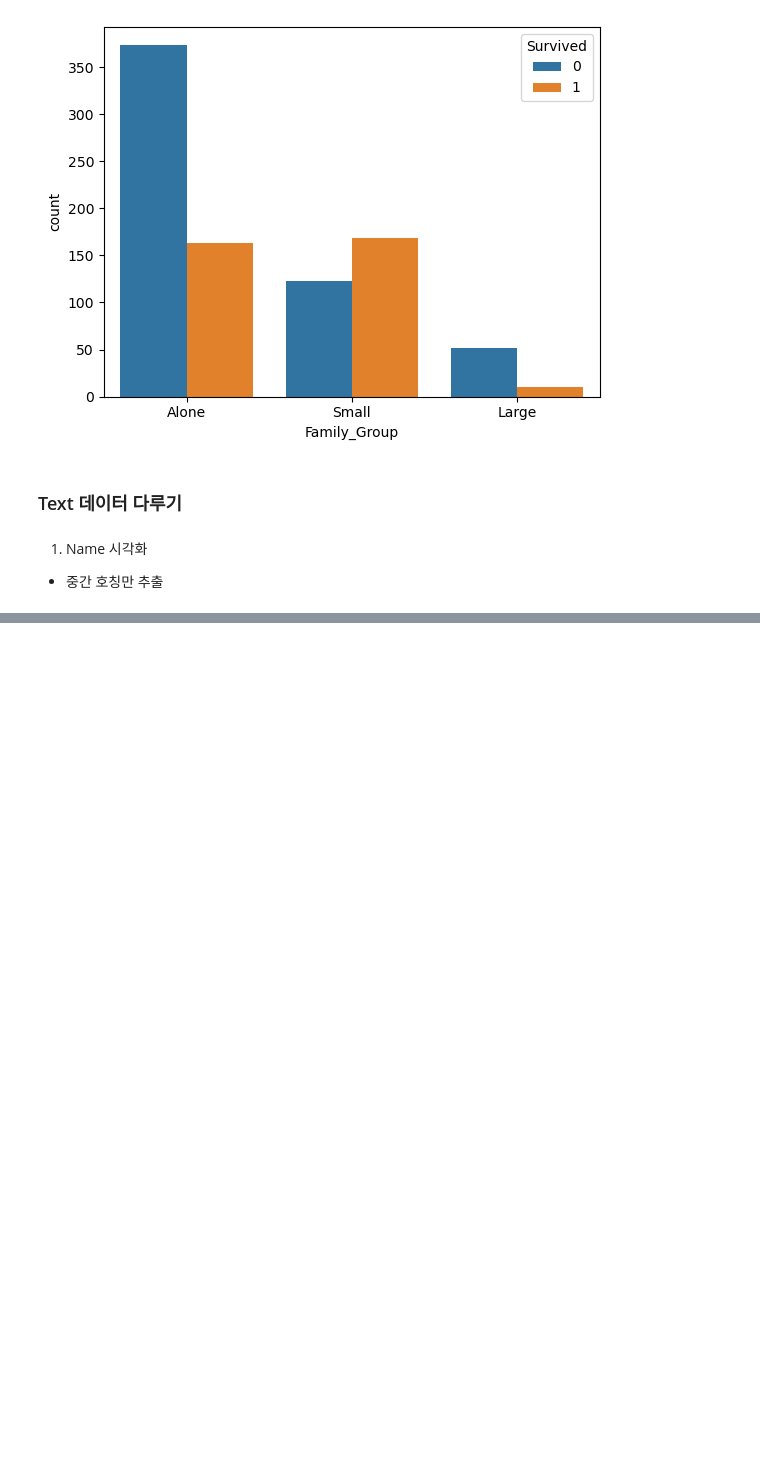
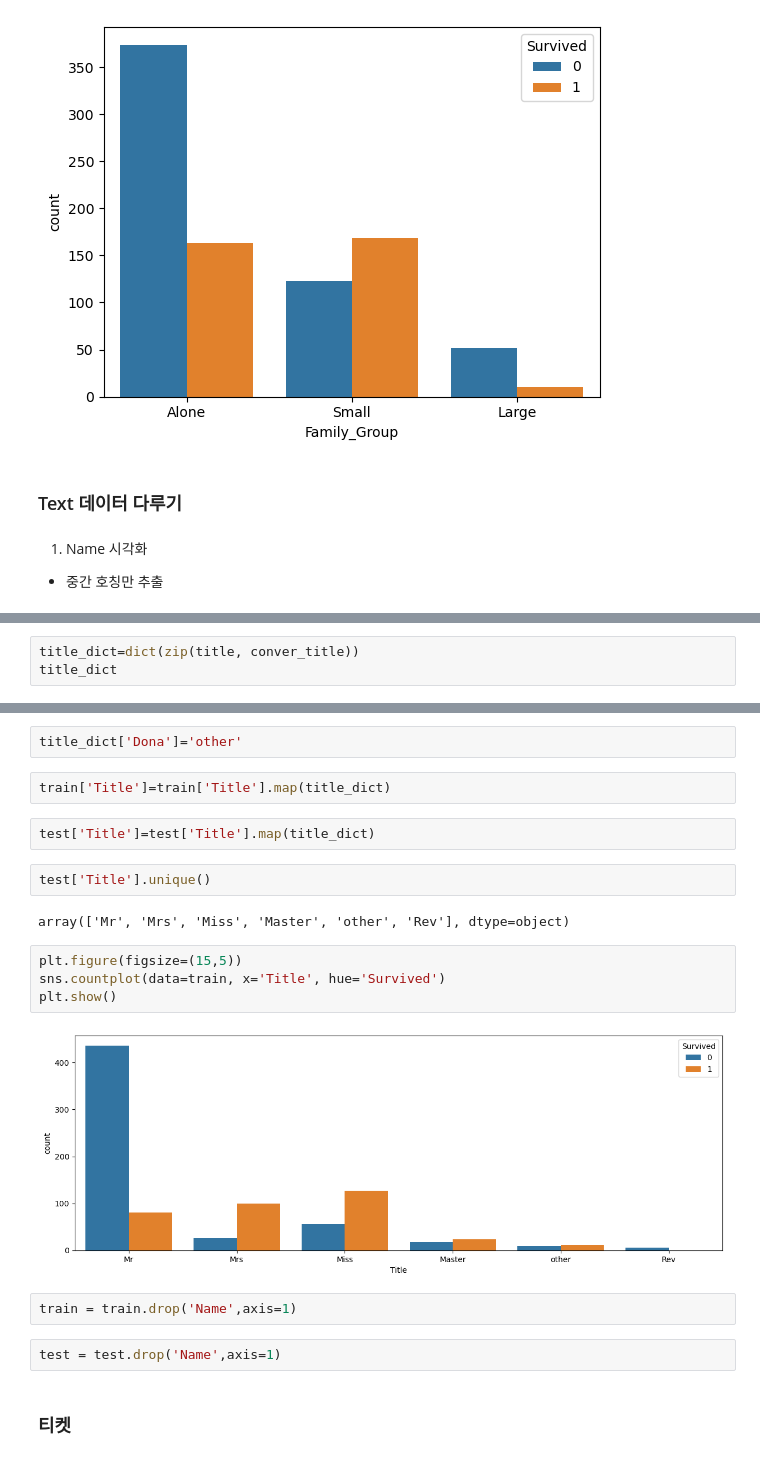
Before and after one commit to SeeUSoon93/MachineLerning, a Jupyter notebook: 6. 머신러닝/ex04_타이타닉 생존자 예측 분석.ipynb, the cells around one changed output, grey strips where cells are left out. Drawn from its saved outputs; the diff is of its cells as text; blank space fills up the shorter version.

```diff
--- a/6. 머신러닝/ex04_타이타닉 생존자 예측 분석.ipynb
+++ b/6. 머신러닝/ex04_타이타닉 생존자 예측 분석.ipynb
@@ -545,0 +617,3 @@ Name: Name, Length: 891, dtype: object
+# %%
+title_dict=dict(zip(title, conver_title))
+title_dict
@@ -545,0 +638,22 @@ Name: Name, Length: 891, dtype: object
+# %%
+title_dict['Dona']='other'
+# %%
+train['Title']=train['Title'].map(title_dict)
+# %%
+test['Title']=test['Title'].map(title_dict)
+# %%
+test['Title'].unique()
+# %% [output]
+array(['Mr', 'Mrs', 'Miss', 'Master', 'other', 'Rev'], dtype=object)
+# %%
+plt.figure(figsize=(15,5))
+sns.countplot(data=train, x='Title', hue='Survived')
+plt.show()
+# %% [output]
+[figure, added]
+# %%
+train = train.drop('Name',axis=1)
+# %%
+test = test.drop('Name',axis=1)
+# %% [markdown]
+### 티켓
```
Also changed, not shown: parts of 34 cells of this notebook.
